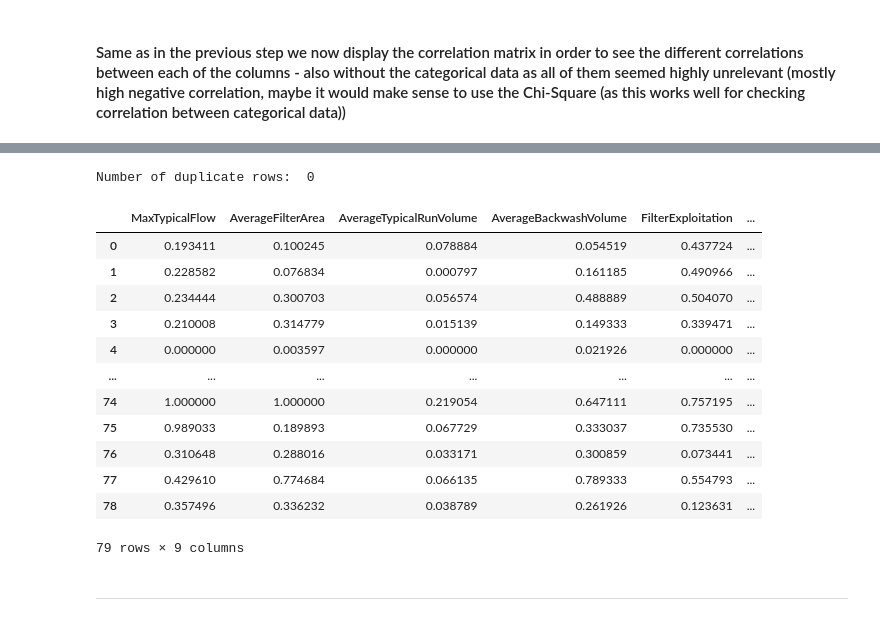
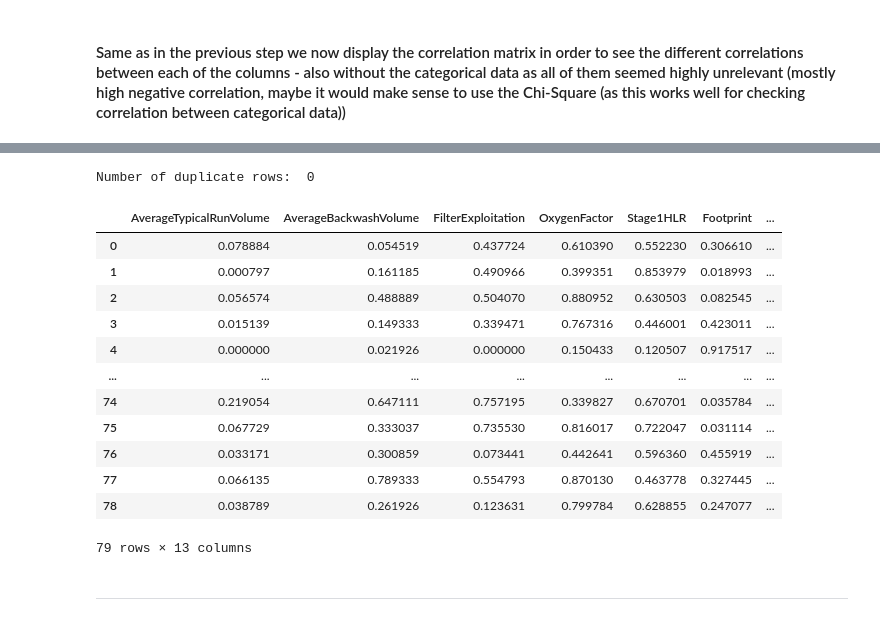
Before and after one commit to MAL-flowdemort/assignment_3, a Jupyter notebook: Preprocessing - Water treatment plants.ipynb, the cells around one changed output, grey strips where cells are left out. Cells and saved outputs as stored; diff of their text form; code cells hidden in the pictures.

```diff
--- a/Preprocessing - Water treatment plants.ipynb
+++ b/Preprocessing - Water treatment plants.ipynb
@@ -243,34 +233,33 @@ plt.show()
 # %%
-#drop the following columns: OxygenFactor, Stage1HLR, Footprint, TankExploitation, TankCapacity, UFRV
-columnsToDrop = ['OxygenFactor', 'Stage1HLR', 'Footprint', 'TankExploitation', 'TankCapacity', 'UFRV']
+columnsToDrop = ['MaxTypicalFlow', 'AverageFilterArea']
 cleanDf = numericalColumnsDf.drop(columns=columnsToDrop)
 
 duplicate_rows = cleanDf[cleanDf.duplicated()]
 
 print("Number of duplicate rows: ", duplicate_rows.shape[0])
 
 if not duplicate_rows.empty:
     print("Exact duplicates found:")
     print(duplicate_rows)
     cleanDf = cleanDf.drop_duplicates()
 
 
 display(cleanDf)
 # %% [output]
 Number of duplicate rows:  0
-|  | MaxTypicalFlow | AverageFilterArea | AverageTypicalRunVolume | AverageBackwashVolume | FilterExploitation | ... |
-| 0 | 0.193411 | 0.100245 | 0.078884 | 0.054519 | 0.437724 | ... |
-| 1 | 0.228582 | 0.076834 | 0.000797 | 0.161185 | 0.490966 | ... |
-| 2 | 0.234444 | 0.300703 | 0.056574 | 0.488889 | 0.504070 | ... |
-| 3 | 0.210008 | 0.314779 | 0.015139 | 0.149333 | 0.339471 | ... |
-| 4 | 0.000000 | 0.003597 | 0.000000 | 0.021926 | 0.000000 | ... |
-| ... | ... | ... | ... | ... | ... | ... |
-| 74 | 1.000000 | 1.000000 | 0.219054 | 0.647111 | 0.757195 | ... |
-| 75 | 0.989033 | 0.189893 | 0.067729 | 0.333037 | 0.735530 | ... |
-| 76 | 0.310648 | 0.288016 | 0.033171 | 0.300859 | 0.073441 | ... |
-| 77 | 0.429610 | 0.774684 | 0.066135 | 0.789333 | 0.554793 | ... |
-| 78 | 0.357496 | 0.336232 | 0.038789 | 0.261926 | 0.123631 | ... |
+|  | AverageTypicalRunVolume | AverageBackwashVolume | FilterExploitation | OxygenFactor | Stage1HLR | Footprint | ... |
+| 0 | 0.078884 | 0.054519 | 0.437724 | 0.610390 | 0.552230 | 0.306610 | ... |
+| 1 | 0.000797 | 0.161185 | 0.490966 | 0.399351 | 0.853979 | 0.018993 | ... |
+| 2 | 0.056574 | 0.488889 | 0.504070 | 0.880952 | 0.630503 | 0.082545 | ... |
+| 3 | 0.015139 | 0.149333 | 0.339471 | 0.767316 | 0.446001 | 0.423011 | ... |
+| 4 | 0.000000 | 0.021926 | 0.000000 | 0.150433 | 0.120507 | 0.917517 | ... |
+| ... | ... | ... | ... | ... | ... | ... | ... |
+| 74 | 0.219054 | 0.647111 | 0.757195 | 0.339827 | 0.670701 | 0.035784 | ... |
+| 75 | 0.067729 | 0.333037 | 0.735530 | 0.816017 | 0.722047 | 0.031114 | ... |
+| 76 | 0.033171 | 0.300859 | 0.073441 | 0.442641 | 0.596360 | 0.455919 | ... |
+| 77 | 0.066135 | 0.789333 | 0.554793 | 0.870130 | 0.463778 | 0.327445 | ... |
+| 78 | 0.038789 | 0.261926 | 0.123631 | 0.799784 | 0.628855 | 0.247077 | ... |
-79 rows × 9 columns
+79 rows × 13 columns
 # %% [markdown]
 <hr>
 # %% [markdown]
```
Also changed, not shown: parts of 2 cells of this notebook.
